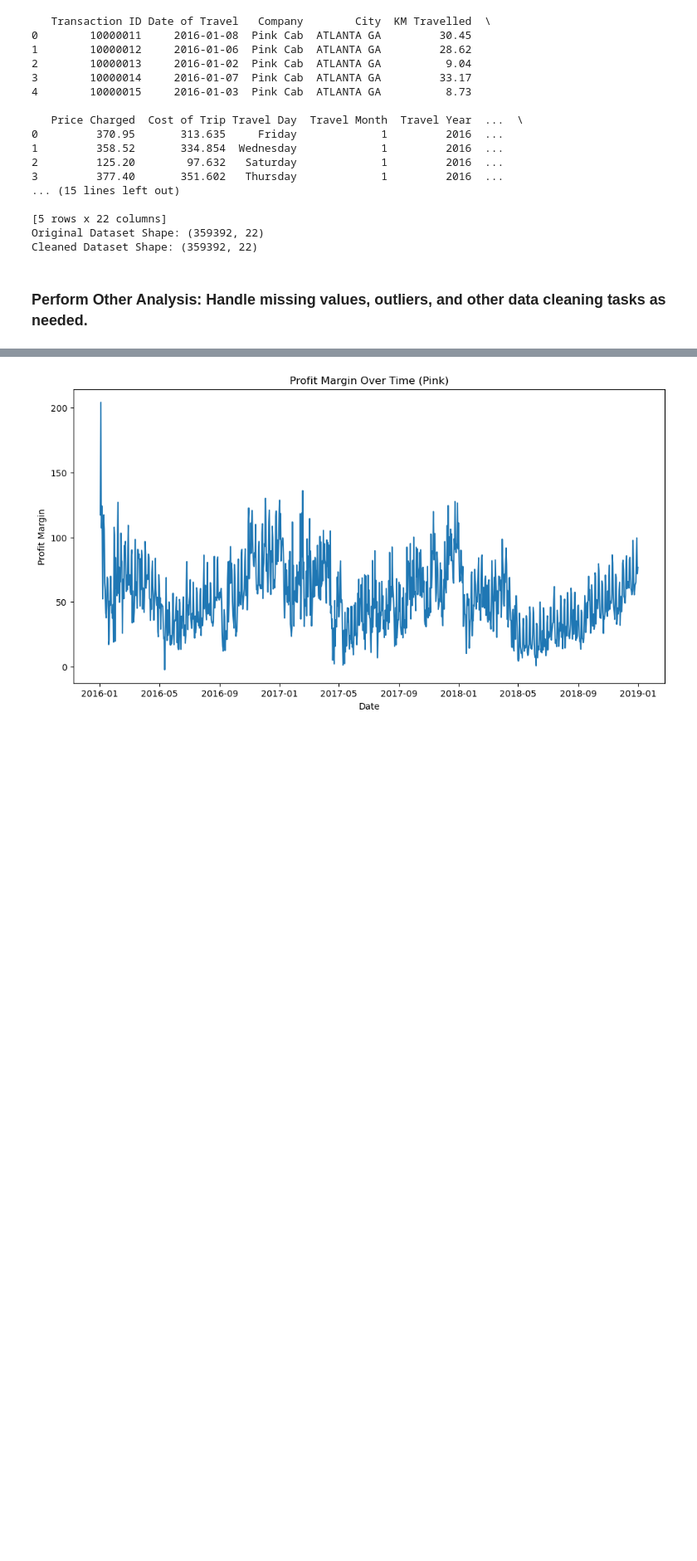
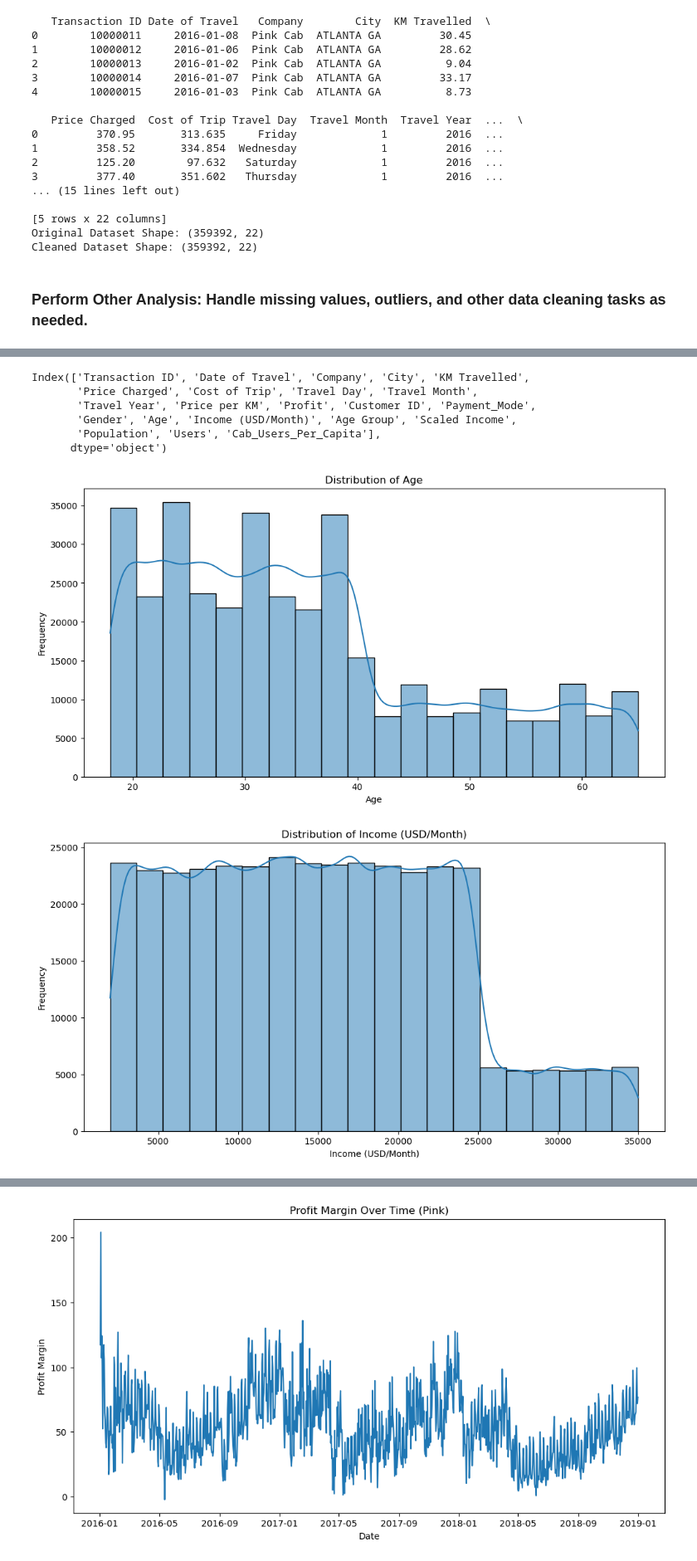
Before and after one commit to dylanxlam/cab_industry_investment_research, a Jupyter notebook: exploratory_data_analysis.ipynb, the cells around one changed output, grey strips where cells are left out. Shown at 83% size. Cells and saved outputs as stored; diff of their text form; code cells hidden in the pictures; blank space fills up the shorter version.

```diff
--- a/exploratory_data_analysis.ipynb
+++ b/exploratory_data_analysis.ipynb
@@ -612,0 +474,75 @@ By implementing these recommendations, we can make an informed decision and stra
+# %%
+master_data.columns
+# %% [output]
+Index(['Transaction ID', 'Date of Travel', 'Company', 'City', 'KM Travelled',
+       'Price Charged', 'Cost of Trip', 'Travel Day', 'Travel Month',
+       'Travel Year', 'Price per KM', 'Profit', 'Customer ID', 'Payment_Mode',
+       'Gender', 'Age', 'Income (USD/Month)', 'Age Group', 'Scaled Income',
+       'Population', 'Users', 'Cab_Users_Per_Capita'],
+      dtype='object')
+# %%
+import seaborn as sns
+import matplotlib.pyplot as plt
+
+# Visualize data distributions for Age
+plt.figure(figsize=(12, 6))
+sns.histplot(data=master_data, x='Age', bins=20, kde=True)
+plt.title('Distribution of Age')
+plt.xlabel('Age')
+plt.ylabel('Frequency')
+plt.show()
+
+# Visualize data distributions for Income
+plt.figure(figsize=(12, 6))
+sns.histplot(data=master_data, x='Income (USD/Month)', bins=20, kde=True)
+plt.title('Distribution of Income (USD/Month)')
+plt.xlabel('Income (USD/Month)')
+plt.ylabel('Frequency')
+plt.show()
+
+# List of numeric columns you want to include in the correlation matrix
+numeric_columns = ['KM Travelled', 'Price Charged', 'Cost of Trip', 'Age', 'Income (USD/Month)', 'Scaled Income', 'Population', 'Users', 'Cab_Users_Per_Capita']
+
+# Create a new DataFrame containing only the numeric columns
+numeric_data = master_data[numeric_columns]
+
+# Calculate the correlation matrix for the numeric columns
+correlation_matrix = numeric_data.corr()
+
+# Visualize the correlation matrix
+plt.figure(figsize=(12, 8))
+sns.heatmap(correlation_matrix, annot=True, cmap='coolwarm', fmt=".2f")
+plt.show()
+
+
+# Visualize the relationship between Price Charged and KM Travelled
+plt.figure(figsize=(12, 6))
+sns.scatterplot(data=master_data, x='KM Travelled', y='Price Charged', hue='Company')
+plt.title('Relationship between KM Travelled and Price Charged')
+plt.xlabel('KM Travelled')
+plt.ylabel('Price Charged')
+plt.legend(title='Company')
+plt.show()
+
+# Identify and handle outliers in Income (USD/Month)
+plt.figure(figsize=(12, 6))
+sns.boxplot(data=master_data, y='Income (USD/Month)')
+plt.title('Distribution of Income (USD/Month) (Before Outlier Handling)')
+plt.ylabel('Income (USD/Month)')
+plt.show()
+
+# Handling outliers in Income (USD/Month) using z-scores
+from scipy import stats
+z_scores_income = stats.zscore(master_data['Income (USD/Month)'])
+threshold_income = 3
+outlier_indices_income = np.where(np.abs(z_scores_income) > threshold_income)[0]
+master_data_cleaned = master_data.drop(index=outlier_indices_income)
+
+plt.figure(figsize=(12, 6))
+sns.boxplot(data=master_data_cleaned, y='Income (USD/Month)')
+plt.title('Distribution of Income (USD/Month) (After Outlier Handling)')
+plt.ylabel('Income (USD/Month)')
+plt.show()
+# %% [output]
+[figure, added]
+[figure, added]
```
Also changed, not shown: parts of 10 cells of this notebook.
